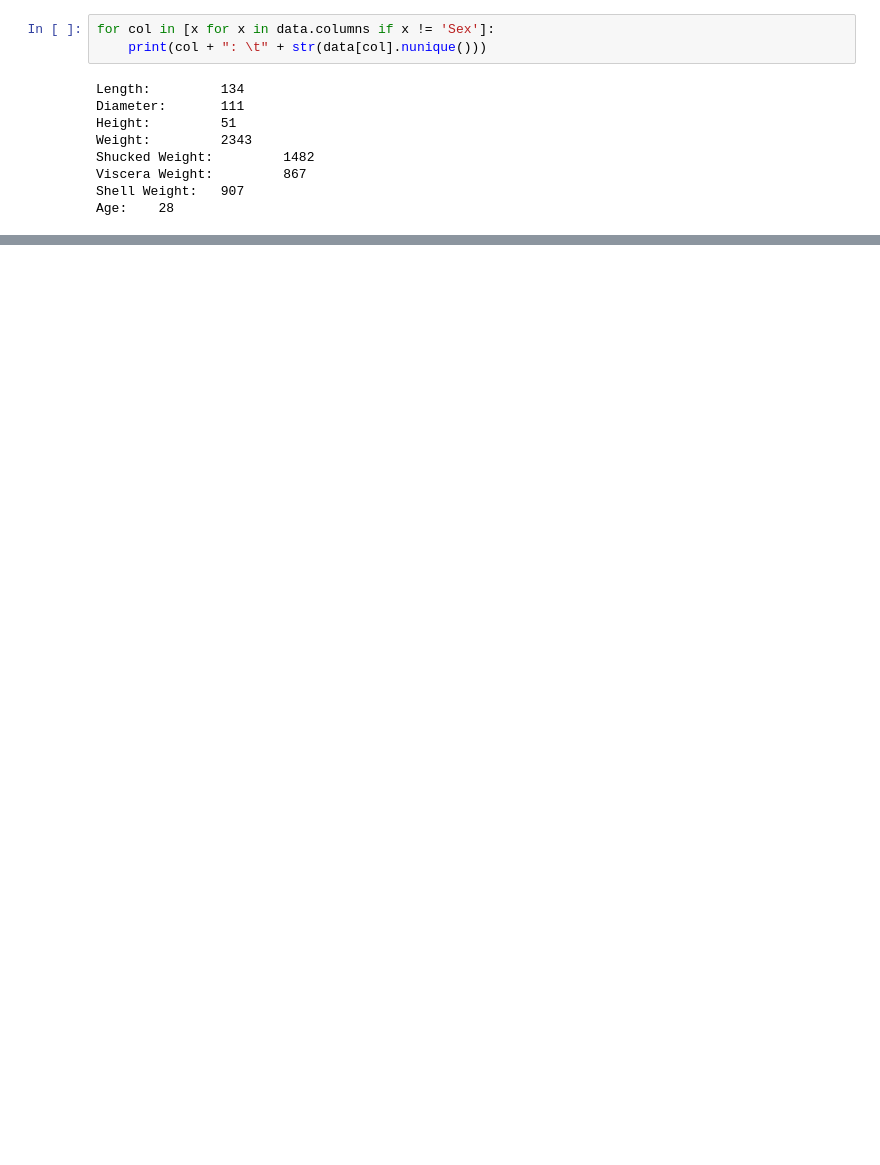
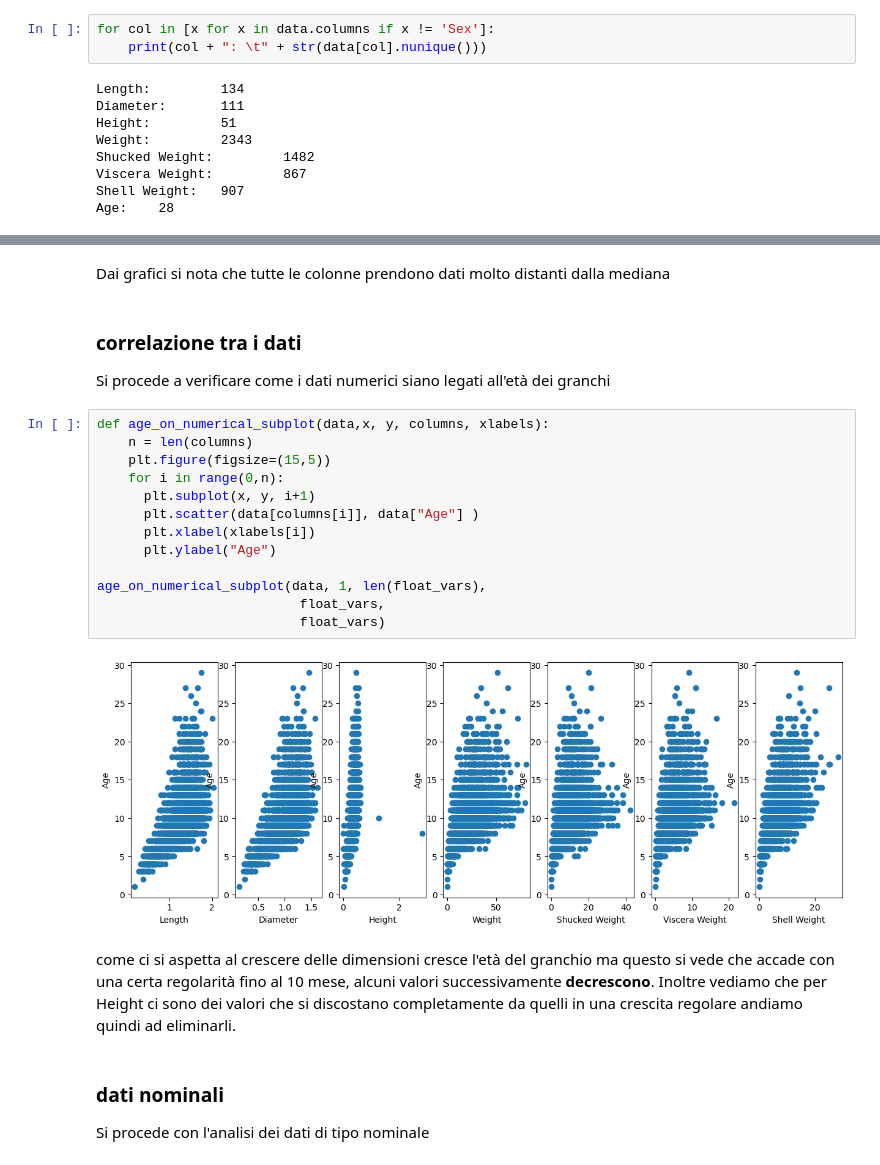
Before and after one commit to ilBollo/DataIntensive_Project_Crab, a Jupyter notebook: age_of_crab.ipynb, the cells around one changed output, grey strips where cells are left out. Drawn from its saved outputs; the diff is of its cells as text; blank space fills up the shorter version.

```diff
--- a/age_of_crab.ipynb
+++ b/age_of_crab.ipynb
@@ -139,0 +172,25 @@ plot_bar("Weight", 20, "Pesi più frequenti")
+# %% [markdown]
+Dai grafici si nota che tutte le colonne prendono dati molto distanti dalla mediana
+# %% [markdown]
+### correlazione tra i dati
+Si procede a verificare come i dati numerici siano legati all'età dei granchi
+# %%
+def age_on_numerical_subplot(data,x, y, columns, xlabels):
+    n = len(columns)
+    plt.figure(figsize=(15,5))
+    for i in range(0,n):
+      plt.subplot(x, y, i+1)
+      plt.scatter(data[columns[i]], data["Age"] )
+      plt.xlabel(xlabels[i])
+      plt.ylabel("Age")
+
+age_on_numerical_subplot(data, 1, len(float_vars),
+                          float_vars,
+                          float_vars)
+# %% [output]
+[figure, added]
+# %% [markdown]
+come ci si aspetta al crescere delle dimensioni cresce l'età del granchio ma questo si vede che accade con una certa regolarità fino al 10 mese, alcuni valori successivamente **decrescono**. Inoltre vediamo che per Height ci sono dei valori che si discostano completamente da quelli in una crescita regolare andiamo quindi ad eliminarli.
+# %% [markdown]
+### dati nominali
+Si procede con l'analisi dei dati di tipo nominale
```
Also changed, not shown: parts of 75 cells of this notebook.
